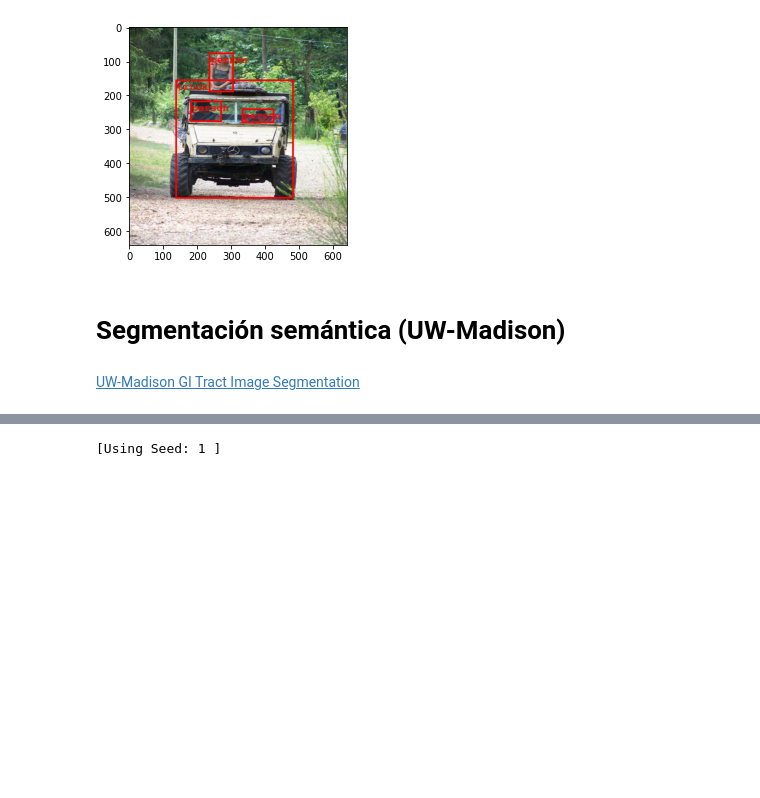
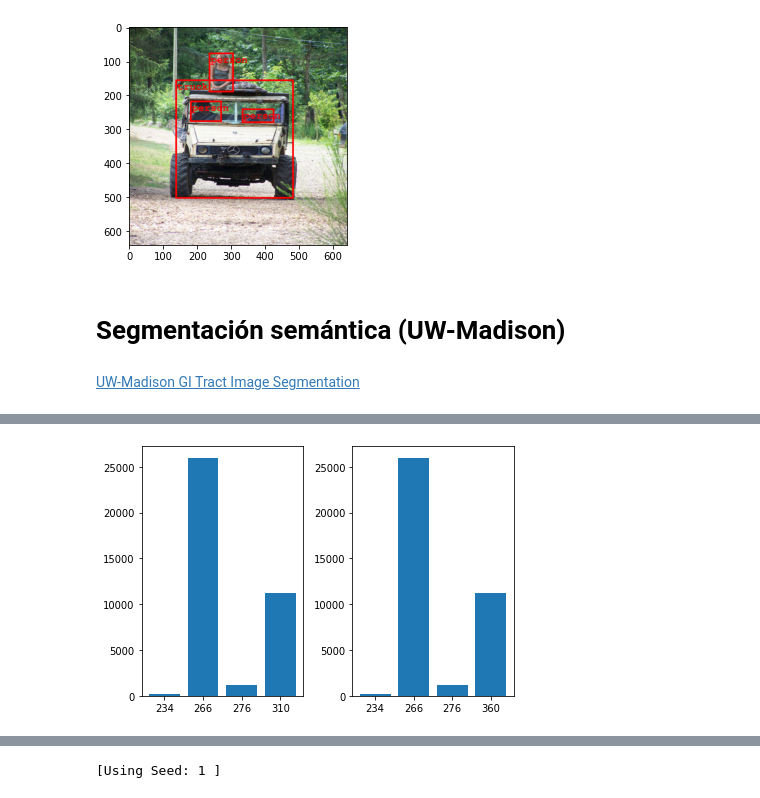
Before and after one commit to ramajoballester/mil_deeplearning, a Jupyter notebook: 4_aplicaciones.ipynb, the cells around one changed output, grey strips where cells are left out. Cells and saved outputs as stored; diff of their text form; code cells hidden in the pictures; blank space fills up the shorter version.

```diff
--- a/4_aplicaciones.ipynb
+++ b/4_aplicaciones.ipynb
@@ -186,7 +200,7 @@ from scipy.spatial.distance import directed_hausdorff as hausdorff_dist
 # %%
 # CONFIG
-DATA_PATH = '../dataset/train'
-CSV_PATH = '../dataset/train.csv'
+DATA_PATH = './data/train'
+CSV_PATH = './data/train.csv'
 # %%
 class Args():
     arch = 'efficientnet-b0'
@@ -355,0 +376,12 @@ def test(model, dataloader, device, loss_fn, metrics_fn=None):
+# %%
+unique_width_values = sorted(df_preprocess['width'].unique())
+count_width_values = [(df_preprocess['width'] == each).sum() for each in unique_width_values]
+unique_height_values = sorted(df_preprocess['height'].unique())
+count_height_values = [(df_preprocess['height'] == each).sum() for each in unique_height_values]
+# %%
+fig, (ax1, ax2) = plt.subplots(1, 2)
+ax1.bar(list(map(str, unique_width_values)), count_width_values);
+ax2.bar(list(map(str, unique_height_values)), count_height_values);
+plt.tight_layout()
+# %% [output]
+[figure, added]
```
Also changed, not shown: parts of 39 cells of this notebook.
